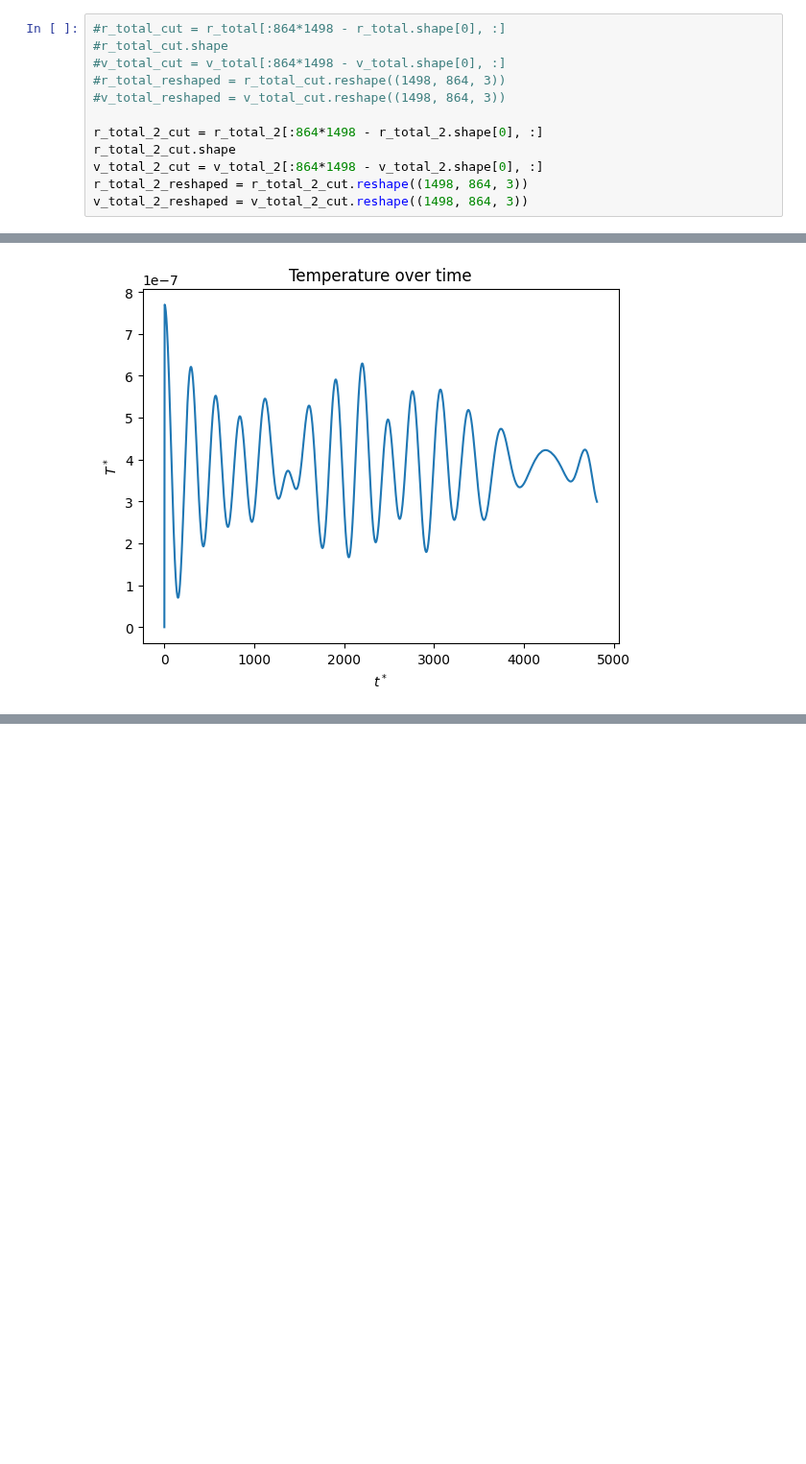
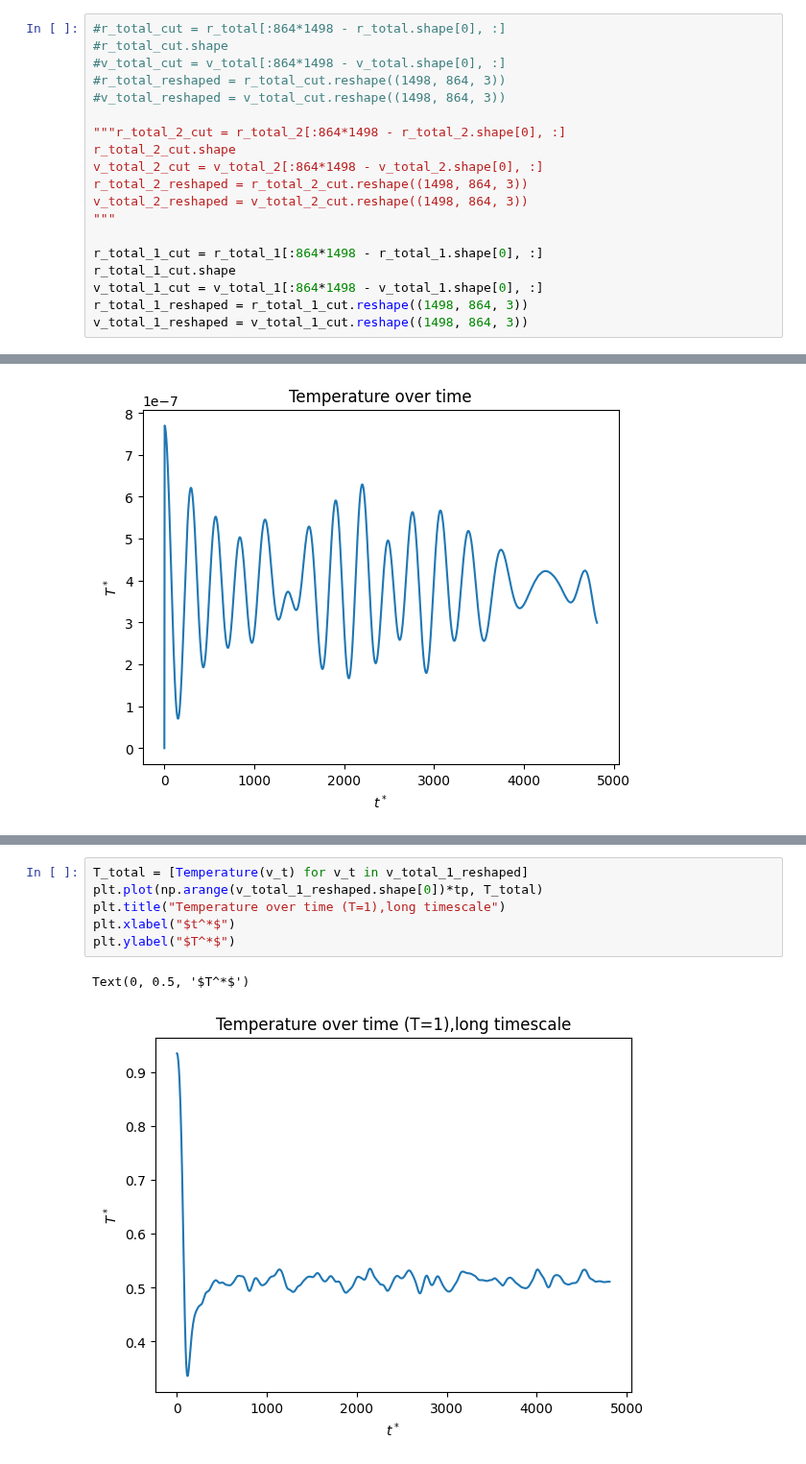
Before and after one commit to corinnawegner/Computational-physics, a Jupyter notebook: Project 3/Problem 1.ipynb, the cells around one changed output, grey strips where cells are left out. Shown at 96% size. Drawn from its saved outputs; the diff is of its cells as text; blank space fills up the shorter version.

```diff
--- a/Project 3/Problem 1.ipynb
+++ b/Project 3/Problem 1.ipynb
@@ -111,11 +118,18 @@ r_total_2.shape
 #r_total_reshaped = r_total_cut.reshape((1498, 864, 3))
 #v_total_reshaped = v_total_cut.reshape((1498, 864, 3))
 
-r_total_2_cut = r_total_2[:864*1498 - r_total_2.shape[0], :]
+"""r_total_2_cut = r_total_2[:864*1498 - r_total_2.shape[0], :]
 r_total_2_cut.shape
 v_total_2_cut = v_total_2[:864*1498 - v_total_2.shape[0], :]
 r_total_2_reshaped = r_total_2_cut.reshape((1498, 864, 3))
 v_total_2_reshaped = v_total_2_cut.reshape((1498, 864, 3))
+"""
+
+r_total_1_cut = r_total_1[:864*1498 - r_total_1.shape[0], :]
+r_total_1_cut.shape
+v_total_1_cut = v_total_1[:864*1498 - v_total_1.shape[0], :]
+r_total_1_reshaped = r_total_1_cut.reshape((1498, 864, 3))
+v_total_1_reshaped = v_total_1_cut.reshape((1498, 864, 3))
 # %%
 #Seeing how the initial state looks like
 #ax = plt.figure().add_subplot(projection='3d')
@@ -186,0 +209,9 @@ Text(0, 0.5, '$T^*$')
+# %%
+T_total = [Temperature(v_t) for v_t in v_total_1_reshaped]
+plt.plot(np.arange(v_total_1_reshaped.shape[0])*tp, T_total)
+plt.title("Temperature over time (T=1),long timescale")
+plt.xlabel("$t^*$")
+plt.ylabel("$T^*$")
+# %% [output]
+Text(0, 0.5, '$T^*$')
+[figure, added]
```
Also changed, not shown: parts of 3 cells of this notebook.
